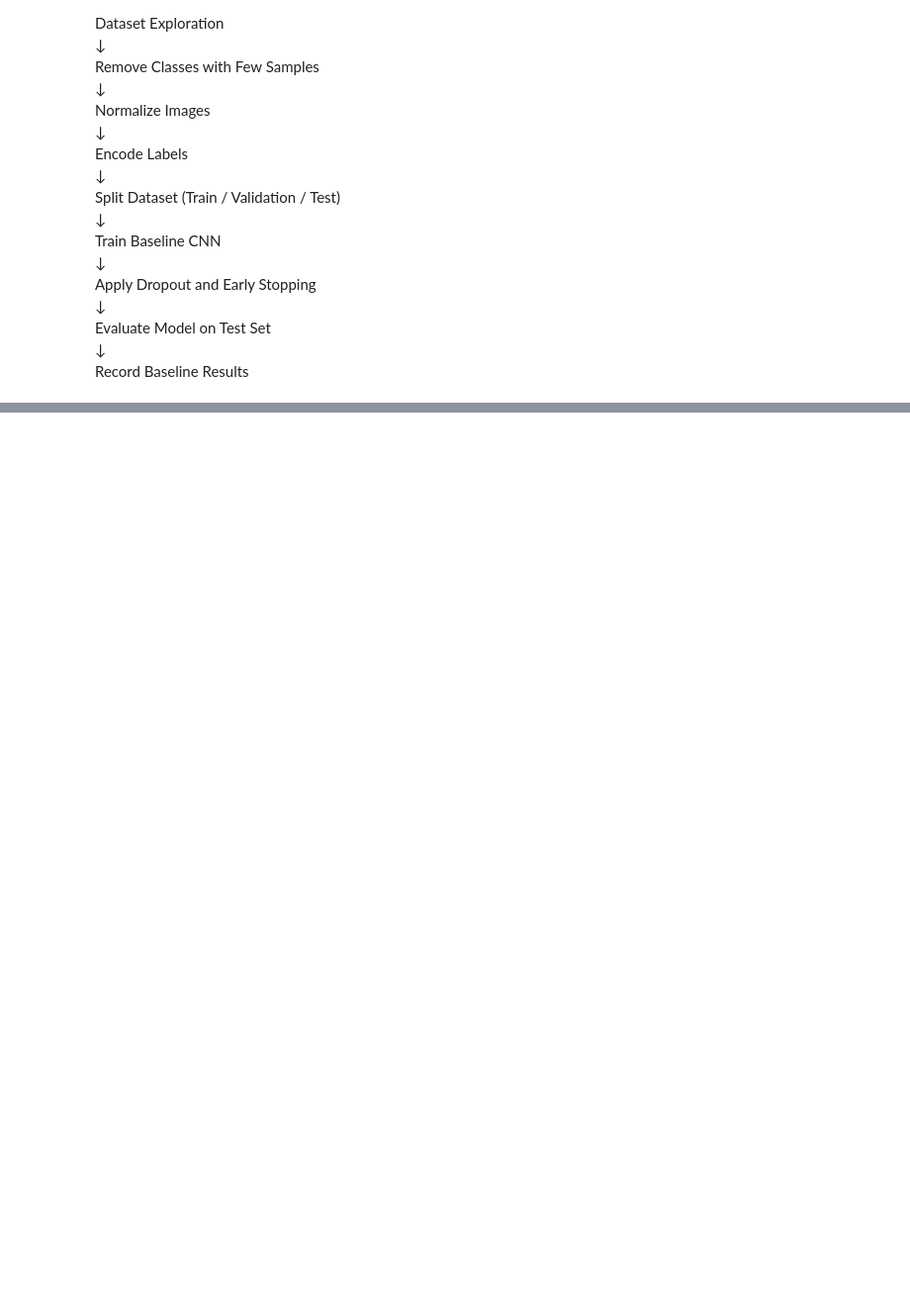
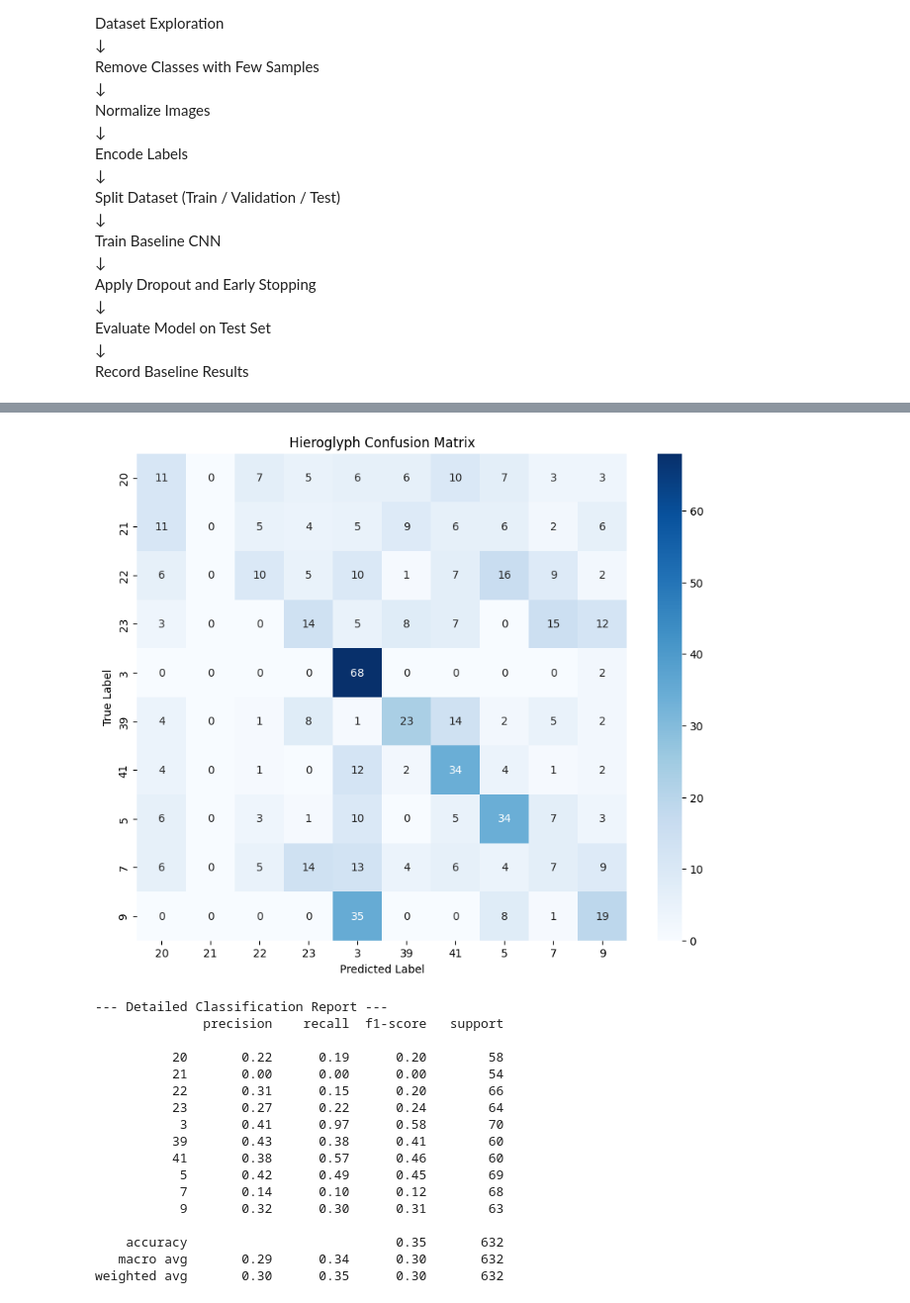
Before and after one commit to Sajith-Santhosh/hieroglyph-cnn-recognition, a Jupyter notebook: the-hieroglyphs-porject.ipynb, the cells around one changed output, grey strips where cells are left out. Shown at 99% size. Cells and saved outputs as stored; diff of their text form; code cells hidden in the pictures; blank space fills up the shorter version.

Commit message:
Kaggle Notebook | The Hieroglyphs Porject | Version 2

```diff
--- a/the-hieroglyphs-porject.ipynb
+++ b/the-hieroglyphs-porject.ipynb
@@ -227,0 +616,28 @@ Record Baseline Results
+# %%
+import numpy as np
+import seaborn as sns
+from sklearn.metrics import confusion_matrix, classification_report
+
+# 1. Get Model Predictions
+# The model outputs probabilities, so we use argmax to get the most likely class ID
+y_pred_probs = model.predict(X_test)
+y_pred = np.argmax(y_pred_probs, axis=1)
+
+# 2. Generate the Confusion Matrix
+# We use the original label names (Gardiner codes) for the axis
+cm = confusion_matrix(y_test, y_pred)
+class_names = list(le.classes_) # These are our 10 hieroglyph names
+
+plt.figure(figsize=(10, 8))
+sns.heatmap(cm, annot=True, fmt='d', cmap='Blues',
+            xticklabels=class_names, yticklabels=class_names)
+plt.xlabel('Predicted Label')
+plt.ylabel('True Label')
+plt.title('Hieroglyph Confusion Matrix')
+plt.show()
+
+# 3. Per-Class Accuracy & Detailed Report
+print("\n--- Detailed Classification Report ---")
+# This shows Precision, Recall, and F1-Score for every single class
+print(classification_report(y_test, y_pred, target_names=class_names))
+# %% [output]
@@ -227,0 +645,18 @@ Record Baseline Results
+[figure, added]
+--- Detailed Classification Report ---
+              precision    recall  f1-score   support
+
+          20       0.22      0.19      0.20        58
+          21       0.00      0.00      0.00        54
+          22       0.31      0.15      0.20        66
+          23       0.27      0.22      0.24        64
+           3       0.41      0.97      0.58        70
+          39       0.43      0.38      0.41        60
+          41       0.38      0.57      0.46        60
+           5       0.42      0.49      0.45        69
+           7       0.14      0.10      0.12        68
+           9       0.32      0.30      0.31        63
+
+    accuracy                           0.35       632
+   macro avg       0.29      0.34      0.30       632
+weighted avg       0.30      0.35      0.30       632
```
Also changed, not shown: parts of 15 cells of this notebook.
